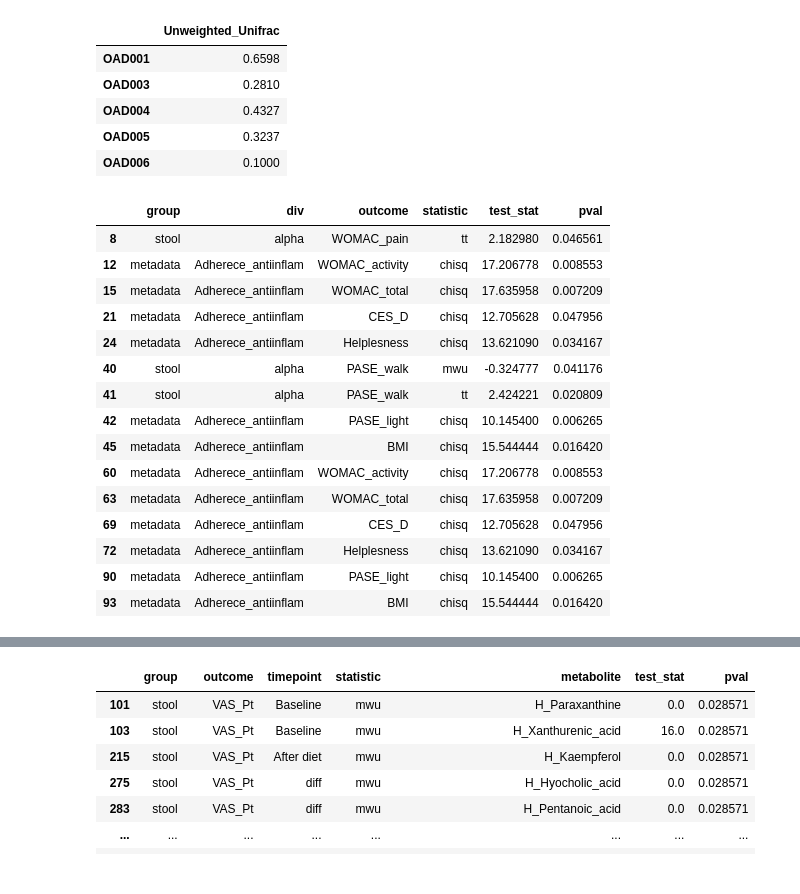
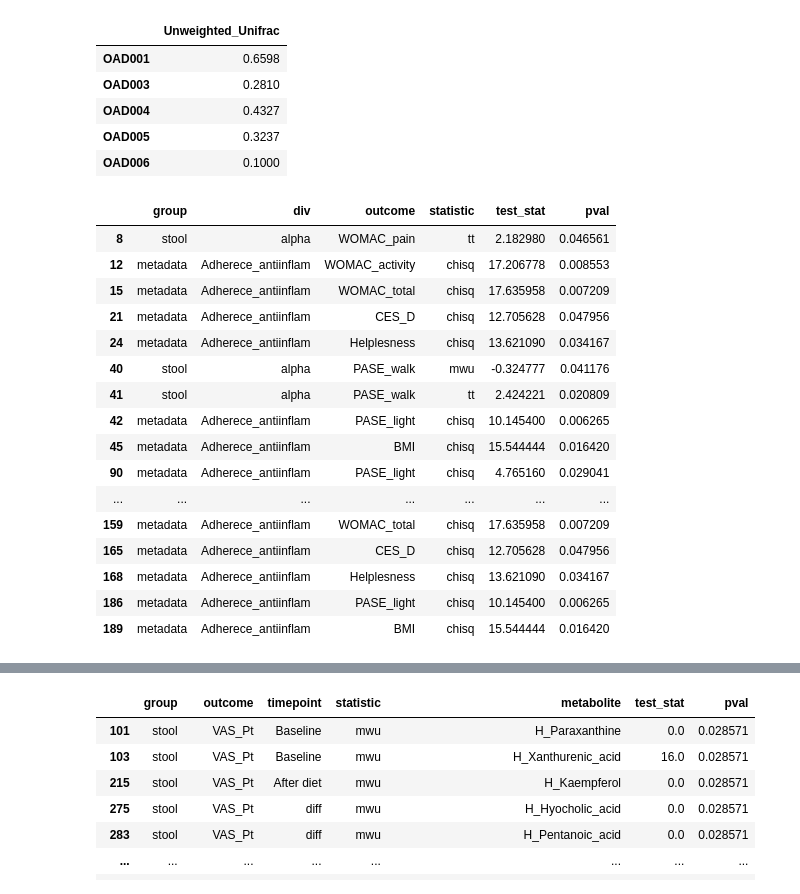
Before and after one commit to kbpi314/oa, a Jupyter notebook: code/oa_v2.ipynb, the cells around one changed output, grey strips where cells are left out. Saved outputs shown, nothing was run; the diff lists cells and outputs as text; code cells hidden in the pictures.

Commit message:
updated for diff metabolites

```diff
--- a/code/oa_v2.ipynb
+++ b/code/oa_v2.ipynb
@@ -306,7 +343,7 @@ for g in g_test:
         df = df_alpha[df_alpha[pair_var] == p]
         alpha_0 = float(df[df[group_var] == groups[0]][alpha_metric].values)
         alpha_1 = float(df[df[group_var] == groups[1]][alpha_metric].values)
-        pair_to_diff[p] = alpha_0 - alpha_1
+        pair_to_diff[p] = alpha_1 - alpha_0
 
     df_paired_alpha = pd.DataFrame.from_dict(pair_to_diff, orient='index', columns=[alpha_metric + '_diff'])
     g_to_dfd[g]['paired_alpha'] = df_paired_alpha
@@ -346,27 +383,24 @@ g_to_dfd['stool']['paired_beta'].head()
 | OAD005 | 0.3237 |
 | OAD006 | 0.1000 |
 # %%
-# here we are using all samples at all time points to see if microbiome associates with pain level
-# we start with alpha diversity only
+# Testing for each sample type for (1) all and (2) high adh only
+# (A) Chisq of quartiles with adherence
+# (B) MWU/TT unpaired of outcomes against distance
 
-# boxplot of high versus low adherence, Y axis is delta of alpha pre-post
-# boxplot of high (H = high and moderate) versus low adherence, Y axis is distance pre-post
 def chisq_of_df_cols(df, c1, c2):
     groupsizes = df.groupby([c1, c2]).size()
     ctsum = groupsizes.unstack(c1)
     # fillna(0) is necessary to remove any NAs which will cause exceptions
     return(scipy.stats.chi2_contingency(ctsum.fillna(0)))
 
-# quartiles of response. Pick top vs bottom quartile, do chi-sq with H vs L adherence
-# boxplots of top responders vs non-responders in distance pre-post
-# boxplots of top vs non-responders in delta of alpha pre-post
 d_to_metric = {
     'alpha': 'shannon_entropy',
 }
 group_var = 'Adherece_antiinflam'
 
 dfd_to_merge = {}
-g
+g_test = ['stool','saliva_adh', 'stool_adh', 'saliva']
+
 for g in g_test:
     dfd_to_merge[g] = {}
 
@@ -399,10 +433,15 @@ for g in g_test:
 
         # merge with df of metadata var
         # grab relevant sample IDs
-        idx = 'Run_ID_' + g.capitalize()
+        # g = saliva_adh
+        idx = 'Run_ID_' + g.split('_')[0].capitalize()
         df_meta_sub = df_meta.dropna(subset=idx)
         df_meta_sub = df_meta_sub.set_index(idx)
         df_merge = pd.concat([df_meta_sub,df_div],axis=1)
+
+        # subset on adh only
+        if g.split('_')[-1] == 'adh':
+            df_merge = df_merge[df_merge[group_var].isin(['Moderate adherence', 'High adherence'])]
 
         # test association of div with outcomes
         for o in outcomes:
@@ -447,37 +486,38 @@ for g in g_test:
         q2_row = pd.Series(data=['categorical' for i in range(len(df_merge.columns))],
                            index=list(df_merge.columns.values), dtype=str, name='#q2:types')
         df_q2_type = pd.concat([q2_row.to_frame().T, df_q2_type])
         df_q2_type.index.name = '#SampleID'
         df_q2_type.index = df_q2_type.index.map(lambda x: x.split('.guma')[0])
         df_q2_type.to_csv(path + 'inputs/qiime_mapping_file_' + d + '_' + g + 'aggregate_outcomes.tsv', sep='\t')
 
 df_results = pd.DataFrame.from_dict({
     'group': gs,
     'div': ds,
     'outcome': os,
     'statistic': stats,
     'test_stat': ts,
     'pval': ps
 })
 df_results.to_csv(path + 'outputs/df_results_aggregate.tsv', sep='\t')
 
 # df_results.head()
 df_results[df_results['pval'] < 0.05]
 # %% [output]
 |  | group | div | outcome | statistic | test_stat | pval |
 | 8 | stool | alpha | WOMAC_pain | tt | 2.182980 | 0.046561 |
 | 12 | metadata | Adherece_antiinflam | WOMAC_activity | chisq | 17.206778 | 0.008553 |
 | 15 | metadata | Adherece_antiinflam | WOMAC_total | chisq | 17.635958 | 0.007209 |
 | 21 | metadata | Adherece_antiinflam | CES_D | chisq | 12.705628 | 0.047956 |
 | 24 | metadata | Adherece_antiinflam | Helplesness | chisq | 13.621090 | 0.034167 |
 | 40 | stool | alpha | PASE_walk | mwu | -0.324777 | 0.041176 |
 | 41 | stool | alpha | PASE_walk | tt | 2.424221 | 0.020809 |
 | 42 | metadata | Adherece_antiinflam | PASE_light | chisq | 10.145400 | 0.006265 |
 | 45 | metadata | Adherece_antiinflam | BMI | chisq | 15.544444 | 0.016420 |
-| 60 | metadata | Adherece_antiinflam | WOMAC_activity | chisq | 17.206778 | 0.008553 |
-| 63 | metadata | Adherece_antiinflam | WOMAC_total | chisq | 17.635958 | 0.007209 |
-| 69 | metadata | Adherece_antiinflam | CES_D | chisq | 12.705628 | 0.047956 |
-| 72 | metadata | Adherece_antiinflam | Helplesness | chisq | 13.621090 | 0.034167 |
-| 90 | metadata | Adherece_antiinflam | PASE_light | chisq | 10.145400 | 0.006265 |
-| 93 | metadata | Adherece_antiinflam | BMI | chisq | 15.544444 | 0.016420 |
+| 90 | metadata | Adherece_antiinflam | PASE_light | chisq | 4.765160 | 0.029041 |
+| ... | ... | ... | ... | ... | ... | ... |
+| 159 | metadata | Adherece_antiinflam | WOMAC_total | chisq | 17.635958 | 0.007209 |
+| 165 | metadata | Adherece_antiinflam | CES_D | chisq | 12.705628 | 0.047956 |
+| 168 | metadata | Adherece_antiinflam | Helplesness | chisq | 13.621090 | 0.034167 |
+| 186 | metadata | Adherece_antiinflam | PASE_light | chisq | 10.145400 | 0.006265 |
+| 189 | metadata | Adherece_antiinflam | BMI | chisq | 15.544444 | 0.016420 |
 # %%
```
Also changed, not shown: parts of 13 cells of this notebook.
